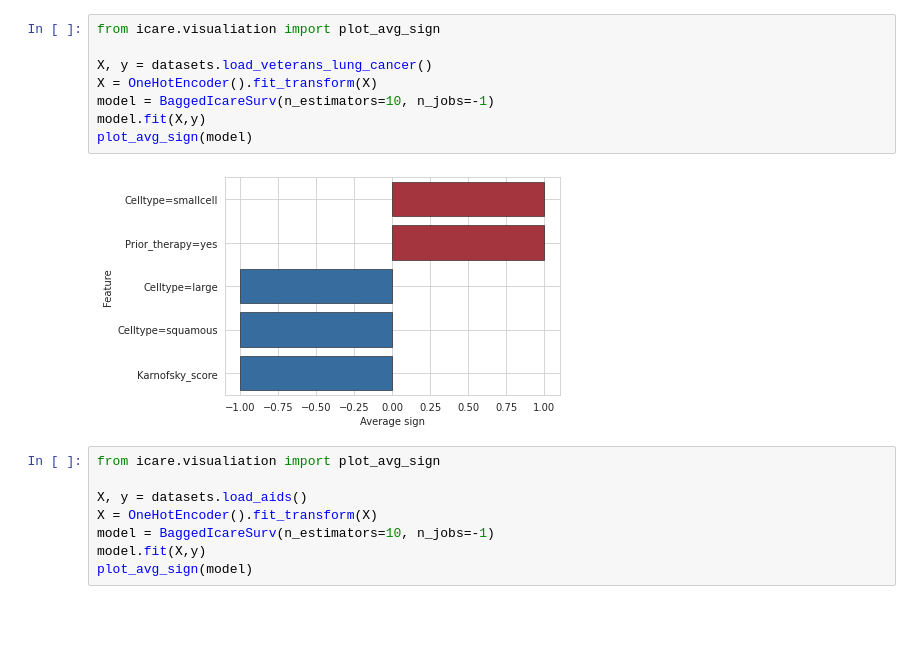
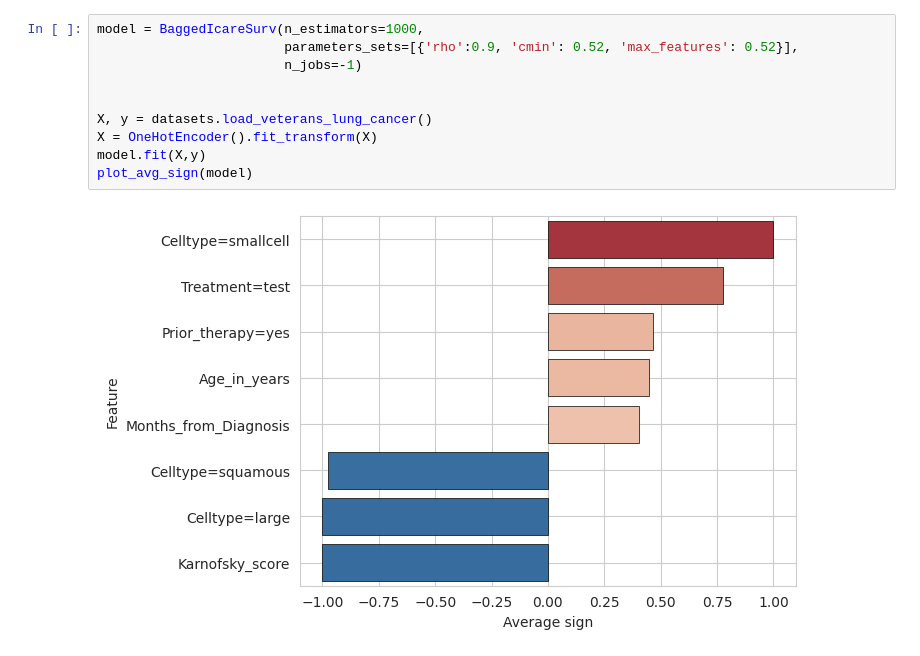
Before and after one commit to Lrebaud/ICARE, a Jupyter notebook: notebook/survival_examples.ipynb, the cells around one changed output. Drawn from its saved outputs; the diff is of its cells as text; blank space fills up the shorter version.

```diff
--- a/notebook/survival_examples.ipynb
+++ b/notebook/survival_examples.ipynb
@@ -73,18 +88,12 @@ cross_val_score(model, X, y,
 # %%
-from icare.visualiation import plot_avg_sign
+model = BaggedIcareSurv(n_estimators=1000,
+                        parameters_sets=[{'rho':0.9, 'cmin': 0.52, 'max_features': 0.52}],
+                        n_jobs=-1)
+
 
 X, y = datasets.load_veterans_lung_cancer()
 X = OneHotEncoder().fit_transform(X)
-model = BaggedIcareSurv(n_estimators=10, n_jobs=-1)
 model.fit(X,y)
 plot_avg_sign(model)
 # %% [output]
-[figure, old version]
+[figure, new version]
-# %%
-from icare.visualiation import plot_avg_sign
-
-X, y = datasets.load_aids()
-X = OneHotEncoder().fit_transform(X)
-model = BaggedIcareSurv(n_estimators=10, n_jobs=-1)
-model.fit(X,y)
-plot_avg_sign(model)
```
Also changed, not shown: parts of 23 cells of this notebook.
